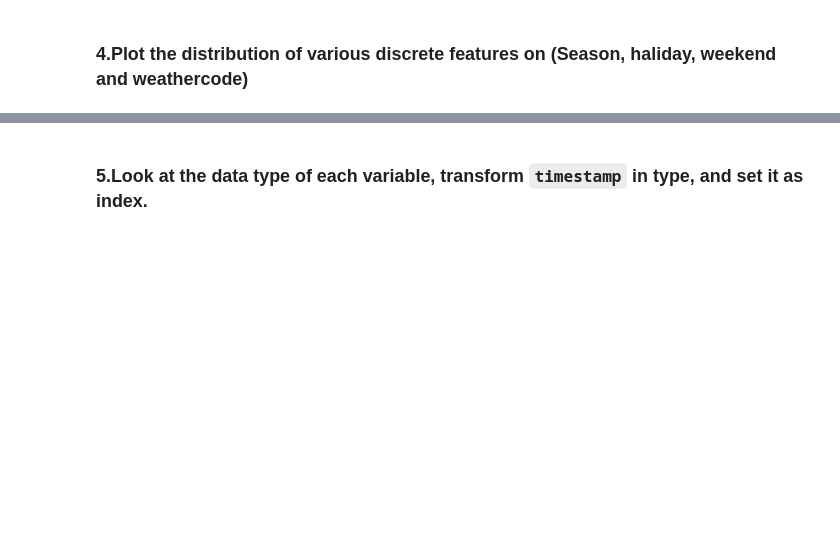
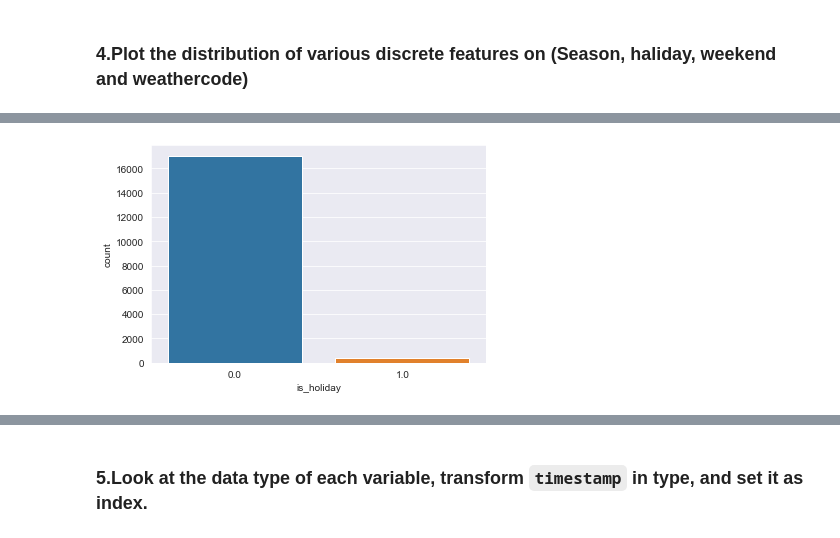
Before and after one commit to gerogeykp/Data-Science, a Jupyter notebook: DV_capstone_student.ipynb, the cells around one changed output, grey strips where cells are left out. Drawn from its saved outputs; the diff is of its cells as text; code cells hidden in the pictures; blank space fills up the shorter version.

```diff
--- a/DV_capstone_student.ipynb
+++ b/DV_capstone_student.ipynb
@@ -111,0 +105,5 @@ dtype: int64
+# %%
+# is_holiday
+ax =sns.countplot(x="is_holiday",data= df)
+# %% [output]
+[figure, added]
```
Also changed, not shown: parts of 64 cells of this notebook.
